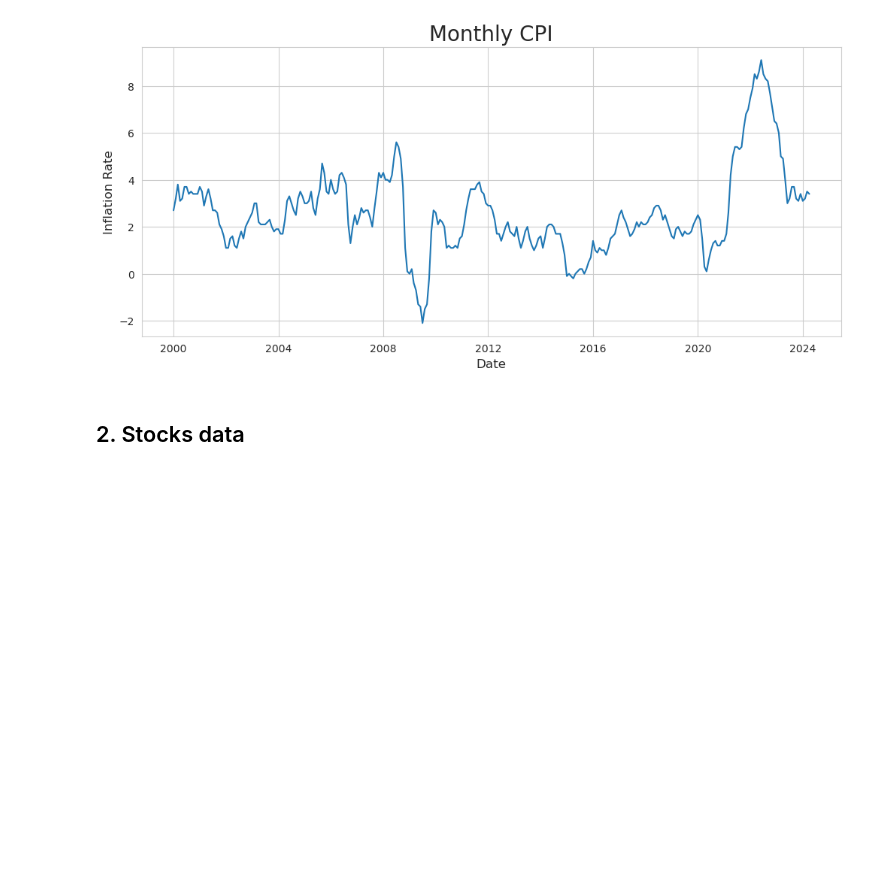
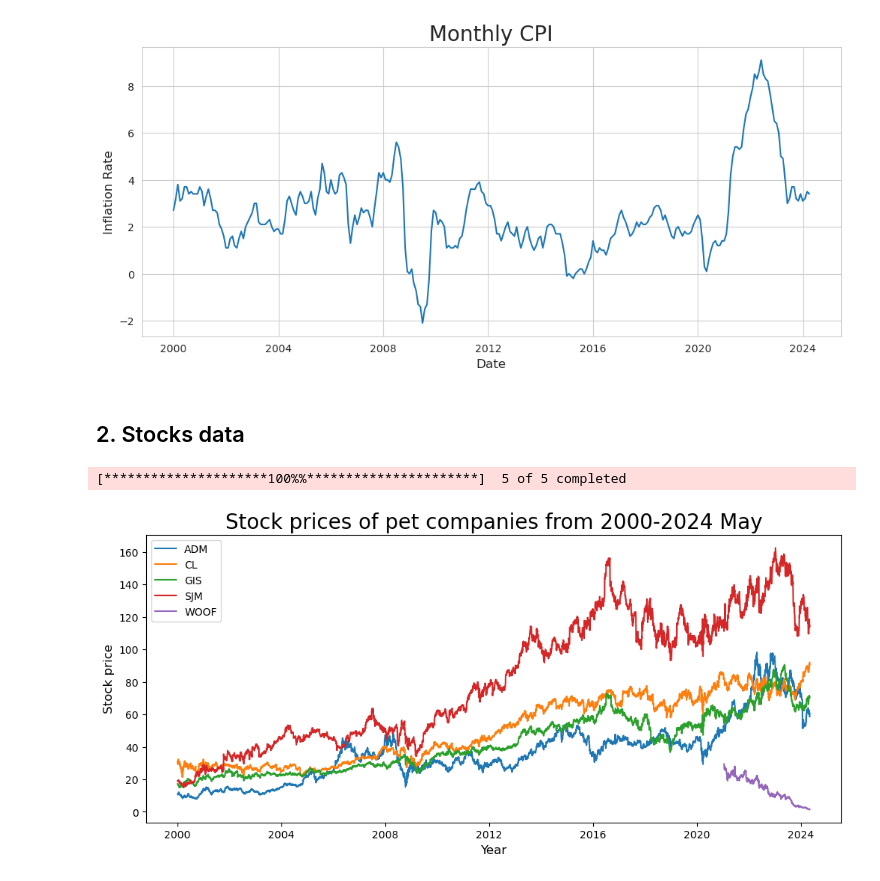
Before and after one commit to rty10/doggy-doggy-what-now, a Jupyter notebook: python_notebooks/cpi_stocks_data_web_scrapping.ipynb, the cells around one changed output. Saved outputs shown, nothing was run; the diff lists cells and outputs as text; code cells hidden in the pictures; blank space fills up the shorter version.

Commit message:
added stocks data in jupyternotebook and csv

```diff
--- a/python_notebooks/cpi_stocks_data_web_scrapping.ipynb
+++ b/python_notebooks/cpi_stocks_data_web_scrapping.ipynb
@@ -58,0 +61,20 @@ df.to_csv("../main_data/features_data/cpi.csv")
+# %%
+multi_data = yf.download(["WOOF","ADM","GIS","SJM","CL"],start="2000-01-01",end="2024-05-01")
+# %% [output]
+[*********************100%%**********************]  5 of 5 completed
+# %%
+stocks_data = multi_data["Close"]
+# %%
+plt.figure(figsize=(12,5))
+
+plt.plot(stocks_data)
+
+plt.title('Stock prices of pet companies from 2000-2024 May', fontsize=20)
+
+plt.xlabel("Year", fontsize = 12)
+plt.ylabel("Stock price", fontsize=12)
+plt.legend(stocks_data.columns)
+
+plt.show()
+# %% [output]
+[figure, added]
```
Also changed, not shown: parts of 2 cells of this notebook, 1 other file.
